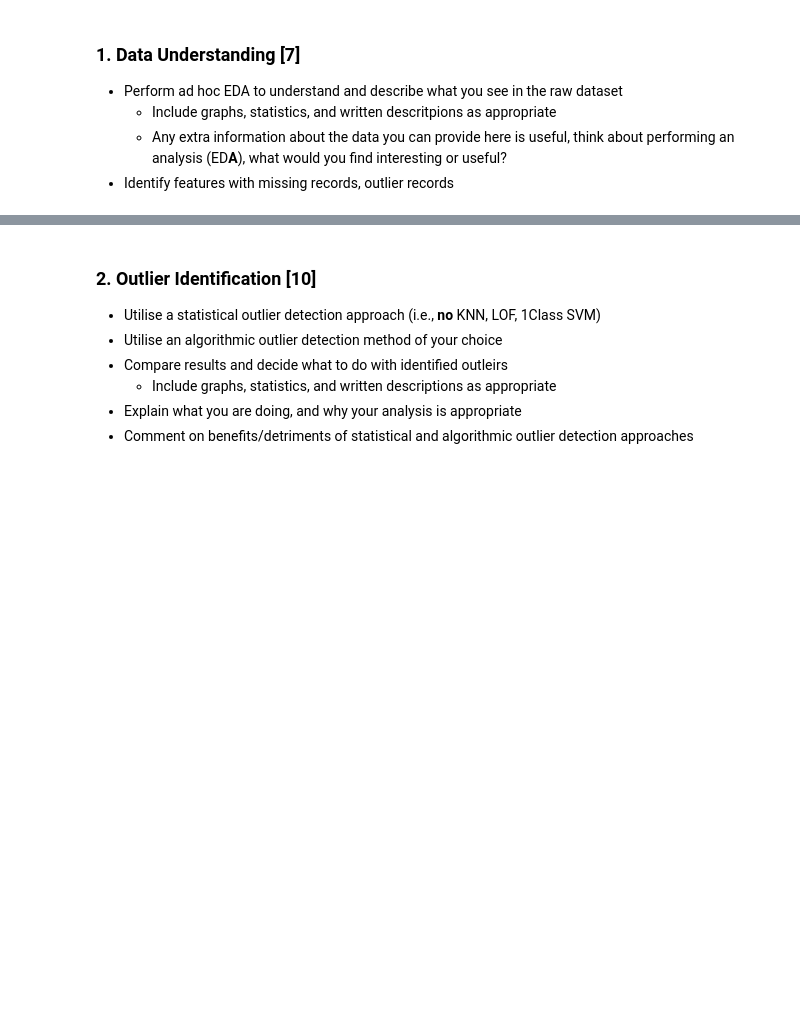
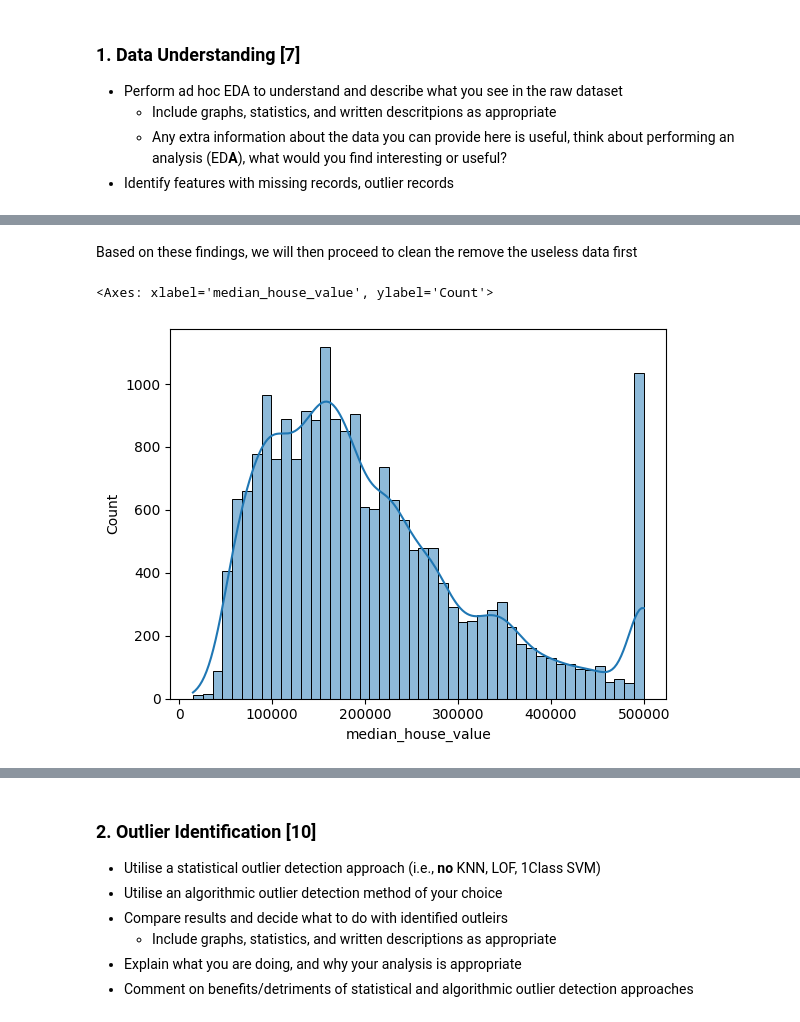
Before and after one commit to OscarIsorez/ComputerVision, a Jupyter notebook: CSC3831_Part_I/Coursework/CSC3831_Final_Assessment.ipynb, the cells around one changed output, grey strips where cells are left out. Saved outputs shown, nothing was run; the diff lists cells and outputs as text; code cells hidden in the pictures; blank space fills up the shorter version.

```diff
--- a/CSC3831_Part_I/Coursework/CSC3831_Final_Assessment.ipynb
+++ b/CSC3831_Part_I/Coursework/CSC3831_Final_Assessment.ipynb
@@ -119,0 +83,12 @@ sns.heatmap(houses_corrupted.corr(), annot=True)
+# %% [markdown]
+Based on these findings, we will then proceed to clean the remove the useless data first
+# %%
+try:
+    houses_corrupted.drop(["Unnamed: 0"], axis=1, inplace=True)
+except:
+    print("already dropped")
+
+sns.histplot(houses_corrupted['median_house_value'], kde=True)
+# %% [output]
+<Axes: xlabel='median_house_value', ylabel='Count'>
+[figure, added]
```
Also changed, not shown: parts of 22 cells of this notebook.
